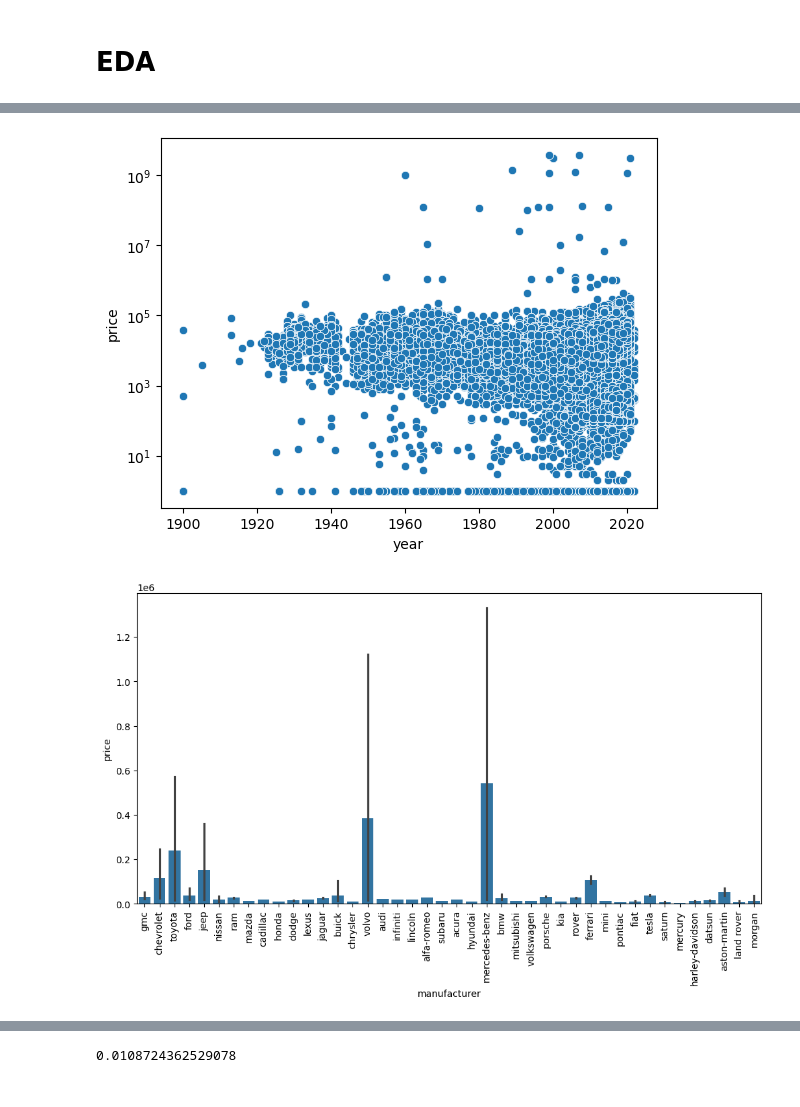
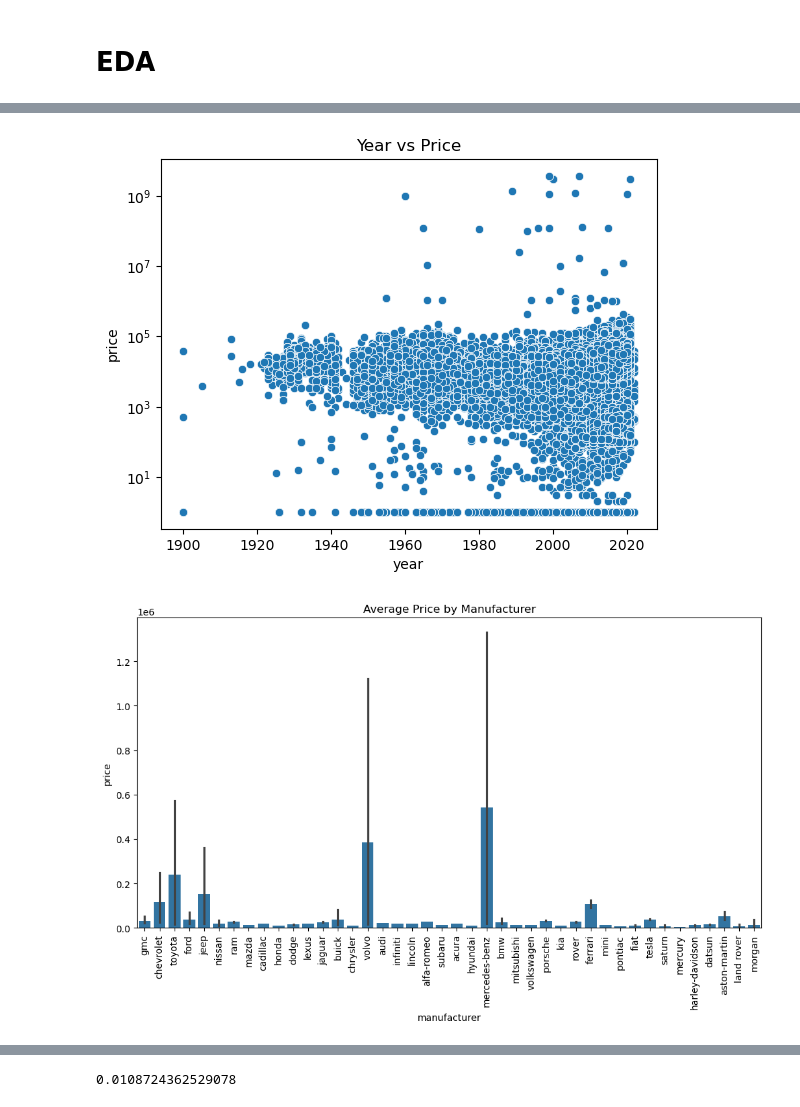
Before and after one commit to Suffiyan-dev/used_car_price_prediction, a Jupyter notebook: notebooks/eda_and_feature_engineering.ipynb, the cells around one changed output, grey strips where cells are left out. Drawn from its saved outputs; the diff is of its cells as text; code cells hidden in the pictures.

```diff
--- a/notebooks/eda_and_feature_engineering.ipynb
+++ b/notebooks/eda_and_feature_engineering.ipynb
@@ -226,16 +242,19 @@ plt.xscale('log')
 # %%
 sns.scatterplot(x='year', y='price', data=processed_df)
 plt.yscale('log')
+plt.title('Year vs Price')
+plt.show()
 # %% [output]
-[figure, old version]
+[figure, new version]
 # %%
 plt.figure(figsize=(12,6))
 sns.barplot(x='manufacturer', y='price', data=processed_df)
 plt.xticks(rotation=90)
 # plt.yscale('log')
+plt.title('Average Price by Manufacturer')
 plt.show()
 # %% [output]
-[figure, old version]
+[figure, new version]
 # %%
 sns.barplot(x='condition', y='price', data=processed_df)
 plt.yscale('log')
```
Also changed, not shown: parts of 49 cells of this notebook, 4 other files.
